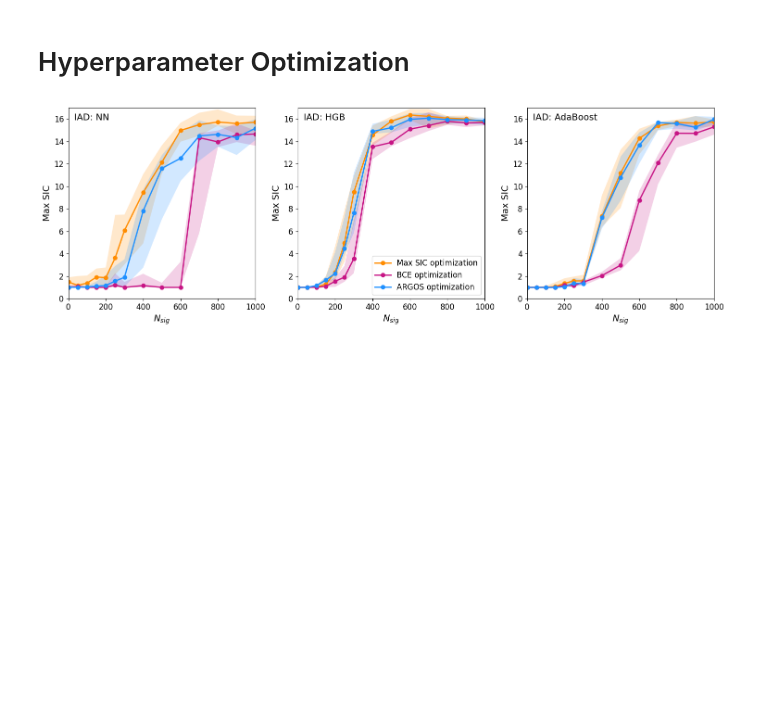
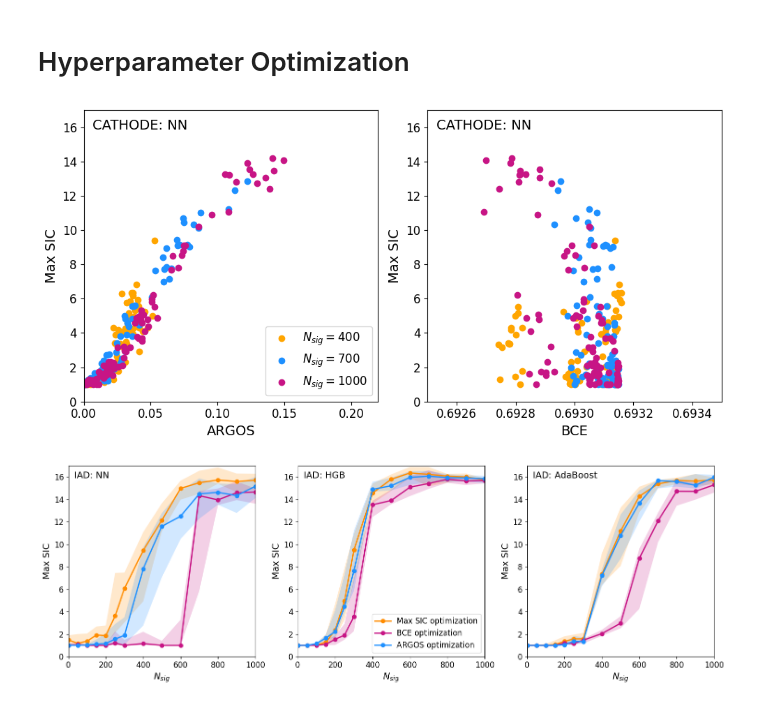
Before and after one commit to mariehein/ARGOS-metric-for-anomaly-detection, a Jupyter notebook: plotting.ipynb, the cells around one changed output. Drawn from its saved outputs; the diff is of its cells as text; code cells hidden in the pictures; blank space fills up the shorter version.

```diff
--- a/plotting.ipynb
+++ b/plotting.ipynb
@@ -22,6 +22,10 @@ pl.plot_epoch_selection_multiple(signals=signals, signals_plot=signals_plot, gen
 [figure]
 # %% [markdown]
 # Hyperparameter Optimization
+# %%
+pl.scatter_plot_single("cathode", "NN", general_directory, plotting_directory)
+# %% [output]
+[figure, added]
 # %%
 for mode in modes:
     if mode == "IAD":
```
Also changed, not shown: 3 other files.
